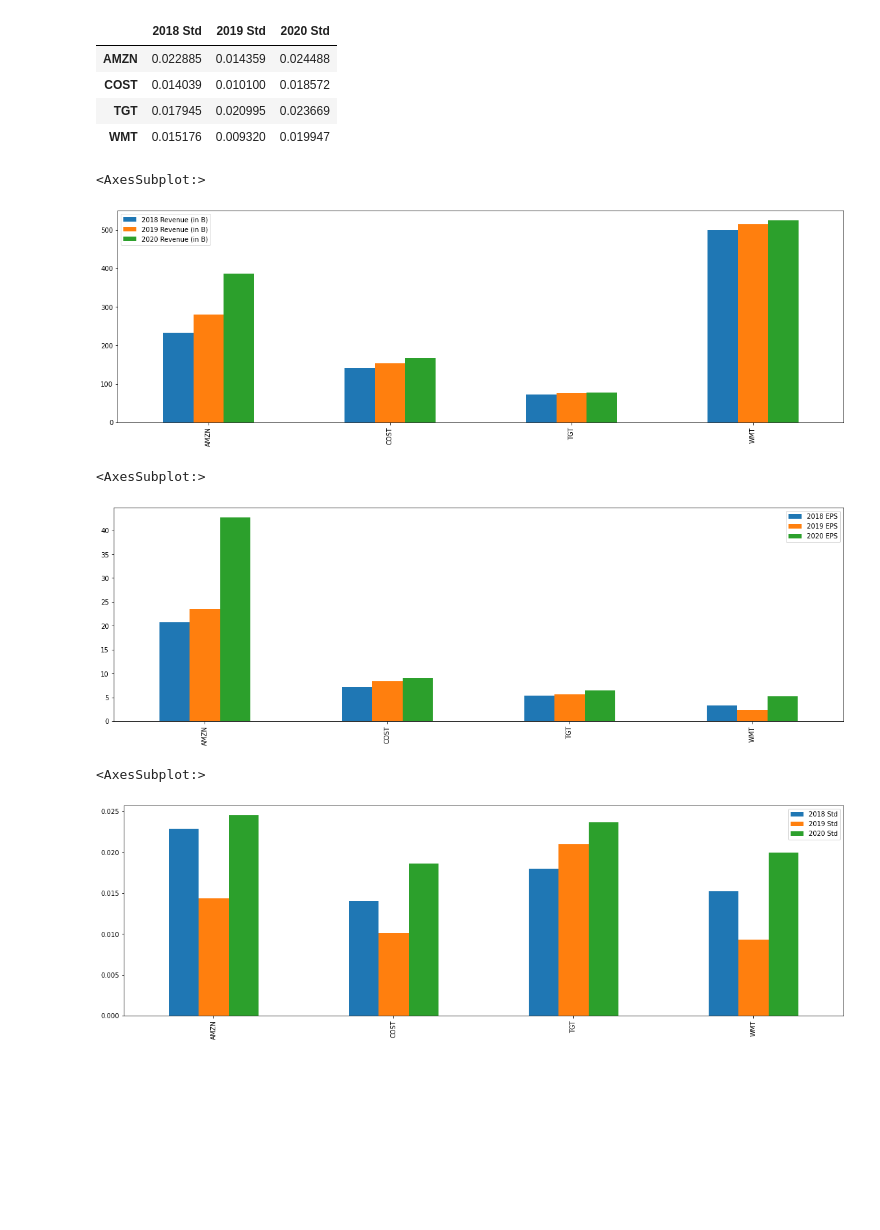
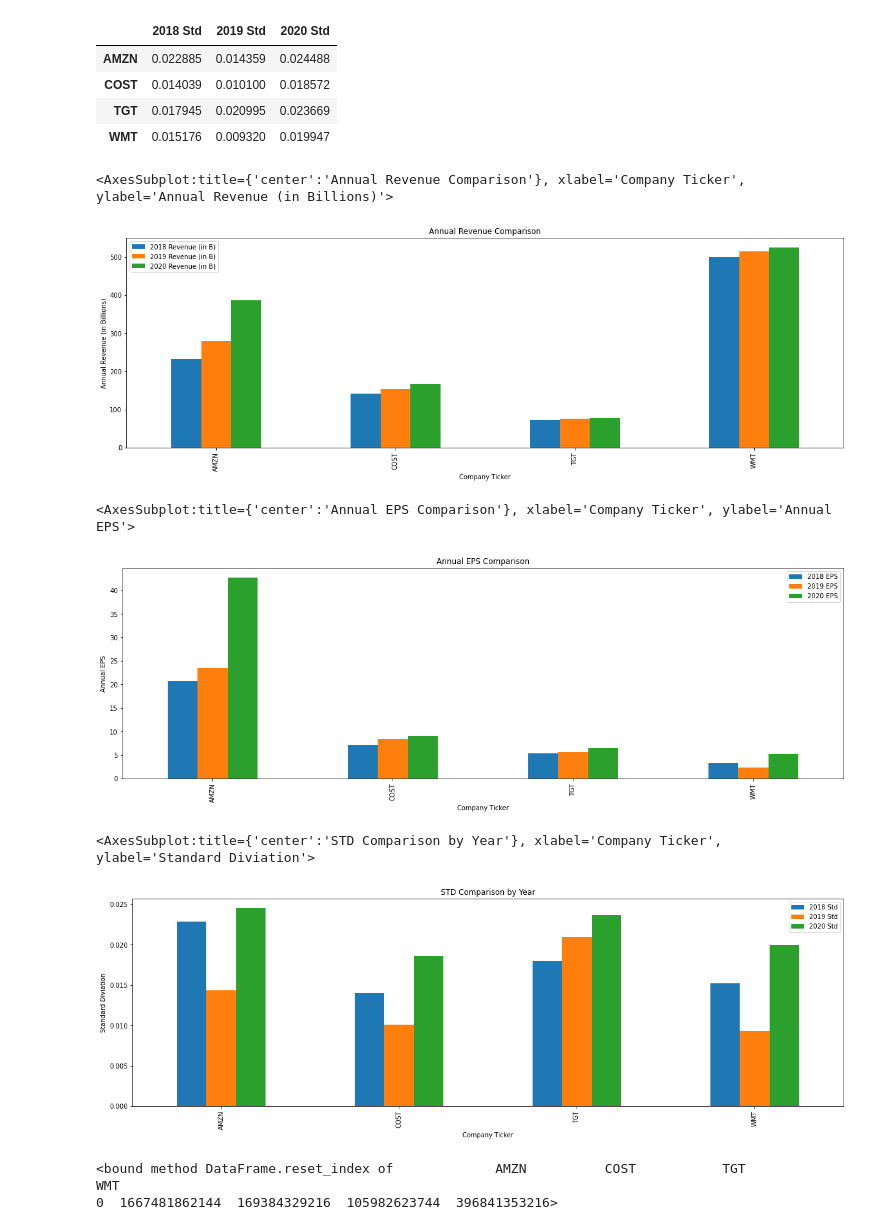
Before and after one commit to joebarry1252/Newly_Minted, a Jupyter notebook: notebooks/Joseph Barry Notebook/FinalWorkbook.ipynb, the cells around one changed output. Cells and saved outputs as stored; diff of their text form; code cells hidden in the pictures; blank space fills up the shorter version.

```diff
--- a/notebooks/Joseph Barry Notebook/FinalWorkbook.ipynb
+++ b/notebooks/Joseph Barry Notebook/FinalWorkbook.ipynb
@@ -401,17 +401,17 @@ retail_std_df
 | TGT | 0.017945 | 0.020995 | 0.023669 |
 | WMT | 0.015176 | 0.009320 | 0.019947 |
 # %%
-retail_revenue_df.plot(kind="bar",figsize=(20,6), rot=90)
+retail_revenue_df.plot(title="Annual Revenue Comparison",xlabel="Company Ticker",ylabel="Annual Revenue (in Billions)",kind="bar",figsize=(20,6), rot=90)
 # %% [output]
-<AxesSubplot:>
+<AxesSubplot:title={'center':'Annual Revenue Comparison'}, xlabel='Company Ticker', ylabel='Annual Revenue (in Billions)'>
-[figure, old version]
+[figure, new version]
 # %%
-retail_eps_df.plot(kind="bar",figsize=(20,6), rot=90)
+retail_eps_df.plot(title="Annual EPS Comparison",xlabel="Company Ticker",ylabel="Annual EPS",kind="bar",figsize=(20,6), rot=90)
 # %% [output]
-<AxesSubplot:>
+<AxesSubplot:title={'center':'Annual EPS Comparison'}, xlabel='Company Ticker', ylabel='Annual EPS'>
-[figure, old version]
+[figure, new version]
 # %%
-retail_std_df.plot(kind="bar",figsize=(20,6), rot=90)
+retail_std_df.plot(title="STD Comparison by Year",xlabel="Company Ticker",ylabel="Standard Diviation",kind="bar",figsize=(20,6), rot=90)
 # %% [output]
-<AxesSubplot:>
+<AxesSubplot:title={'center':'STD Comparison by Year'}, xlabel='Company Ticker', ylabel='Standard Diviation'>
-[figure, old version]
+[figure, new version]
@@ -417,0 +423,13 @@ retail_std_df.plot(kind="bar",figsize=(20,6), rot=90)
+# %%
+marketcap_data = {
+    "AMZN": [amzn_marketcap],
+    "COST": [cost_marketcap],
+    "TGT": [tgt_marketcap],
+    "WMT": [wmt_marketcap]
+}
+
+marketcap_df = pd.DataFrame(marketcap_data)
+marketcap_df.reset_index
+# %% [output]
+<bound method DataFrame.reset_index of             AMZN          COST           TGT           WMT
+0  1667481862144  169384329216  105982623744  396841353216>
```
Also changed, not shown: parts of 4 cells of this notebook.
